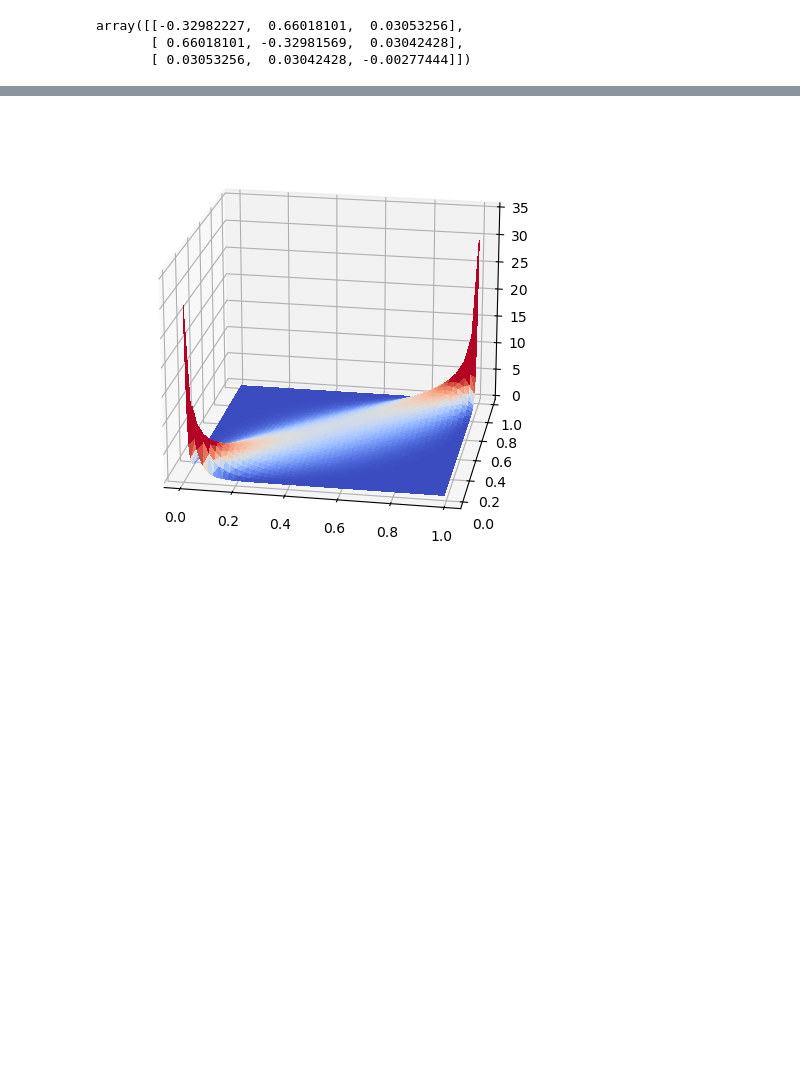
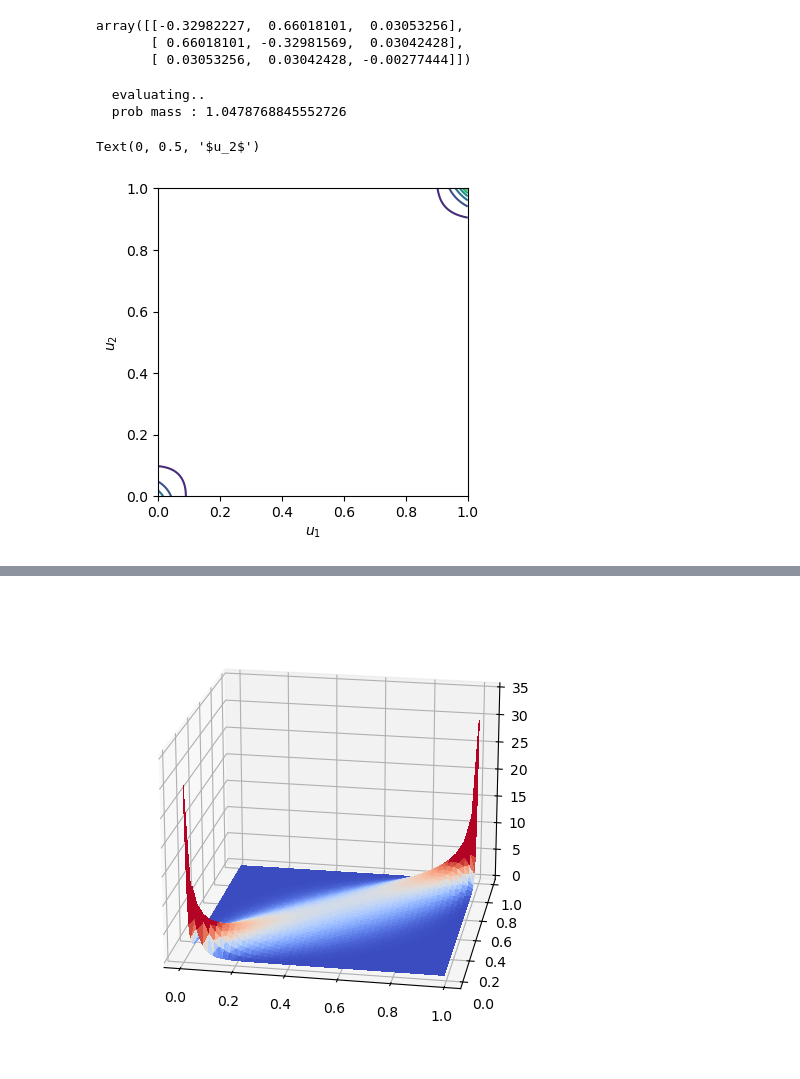
Before and after one commit to jonasbruhub/Analysis-of-Production-flow-systems-with-focus-on-industry, a Jupyter notebook: Simulations and code/Example Network Gaussian 3.ipynb, the cells around one changed output, grey strips where cells are left out. Drawn from its saved outputs; the diff is of its cells as text; code cells hidden in the pictures; blank space fills up the shorter version.

```diff
--- a/Simulations and code/Example Network Gaussian 3.ipynb
+++ b/Simulations and code/Example Network Gaussian 3.ipynb
@@ -318,4 +325,45 @@ X1v, X2v = np.meshgrid(
 kernel_ij = gaussian_kde(np.vstack([U[0,:],U[1,:]]))
 
 Zv = np.reshape(kernel_ij.evaluate(np.vstack([X1v.ravel(), X2v.ravel()])), (n_mesh,n_mesh))
+# %%
+u_i = U[0,:]
+u_j = U[1,:]
+kern_centers = np.vstack([u_i,u_j])
+
+# print( kern_centers.shape[1]**(-1/5) * kern_centers.var()**0.5)
+
+if (i == 0) & (j == 1):
+    h = kern_centers.var(axis = 1)**0.5 * kern_centers.shape[1]**(-0.2) * 1/3
+else:
+    h = None
+
+# h = None
+
+kern_nn = KernelJones2D_nonnegative_version_Jonas(
+    kern_centers,
+    proper = False,
+    h = h
+)
+
+
+print("  evaluating..")
+res_nn = kern_nn(xxyy_eval)
+print(f"  prob mass : {res_nn.mean()}")
+
+
+c_new = res_nn.mean()
+z_nn = res_nn.copy() / c_new
+z_nn = np.reshape(z_nn, xx.shape)
+
+fig, ax = plt.subplots(1,1, figsize=(4,4))
+ax.contour(xx, yy, z_nn );
+ax.set_xlabel("$u_1$")
+ax.set_ylabel("$u_2$")
+
+# plt.savefig(figures_path + "ND examples/Gaussian copula sample contour.pdf", bbox_inches='tight')
+# %% [output]
+  evaluating..
+  prob mass : 1.0478768845552726
+Text(0, 0.5, '$u_2$')
+[figure, added]
 # %%
```
Also changed, not shown: parts of 14 cells of this notebook, 3 other files.
